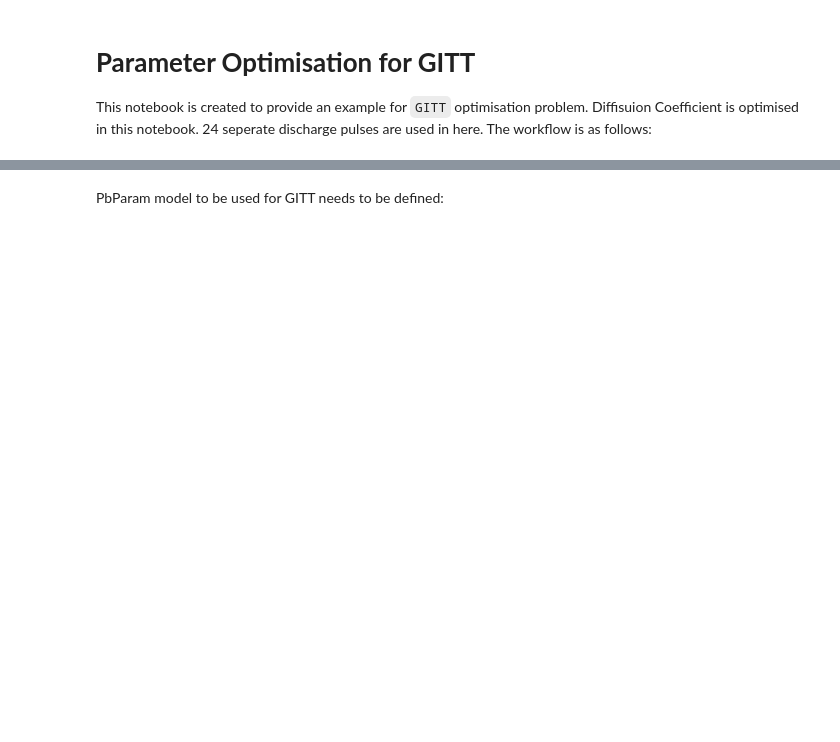
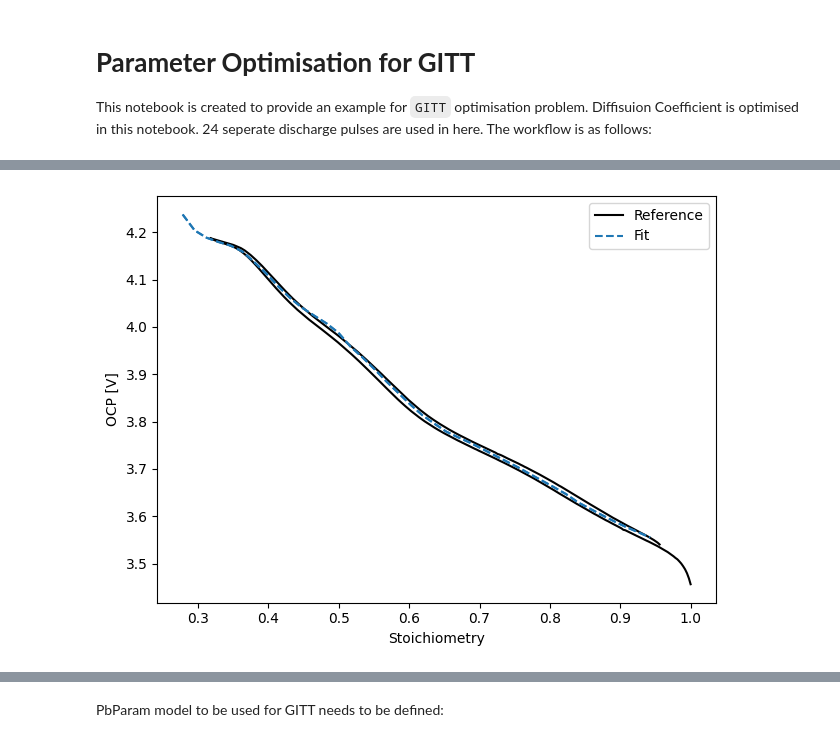
Before and after one commit to paramm-team/pybamm-param, a Jupyter notebook: examples/notebooks/GITT_loop.ipynb, the cells around one changed output, grey strips where cells are left out. Cells and saved outputs as stored; diff of their text form; code cells hidden in the pictures; blank space fills up the shorter version.

Commit message:
Merge branch 'develop' into 21-refactor-optimisationresult-to-be-more-informative

```diff
--- a/examples/notebooks/GITT_loop.ipynb
+++ b/examples/notebooks/GITT_loop.ipynb
@@ -104,0 +121,19 @@ plt.show()
+# %%
+# OCP balance will be performed using Charge
+
+# First, pulse values are stored in a DataFrame for OCP.
+pulse_values= pd.DataFrame(data={'Charge [A.h]': charge_val, 'Voltage [V]':first_values})
+
+# OCP balance optimisation problem is defined here.
+ocp_balance_cathode = pbparam.OCPBalance(
+    [cathode_half_lit, cathode_half_delit],
+    [pulse_values, pulse_values],
+
+    cost_function=pbparam.MLE(),
+)
+# %%
+# OCP balance optimiser is defined.
+optimiser = pbparam.ScipyMinimize(method="Nelder-Mead")
+# %%
+# OCP result is calculated at this step.
+result_cathode = optimiser.optimise(ocp_balance_cathode)
@@ -105,3 +149,7 @@ plt.show()
+# %%
+result_cathode.plot();
+# %% [output]
+[figure, added]
 # %%
 # For BasicGITT, we need derivatives of each pulse which can be calculated as:
 import numpy as np
```
Also changed, not shown: parts of 18 cells of this notebook, 50 other files.
